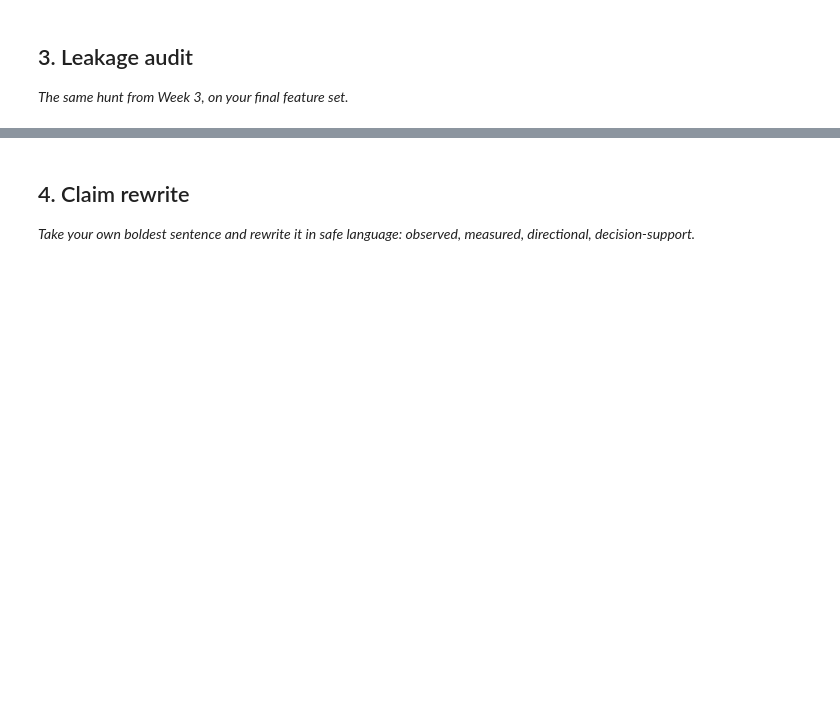
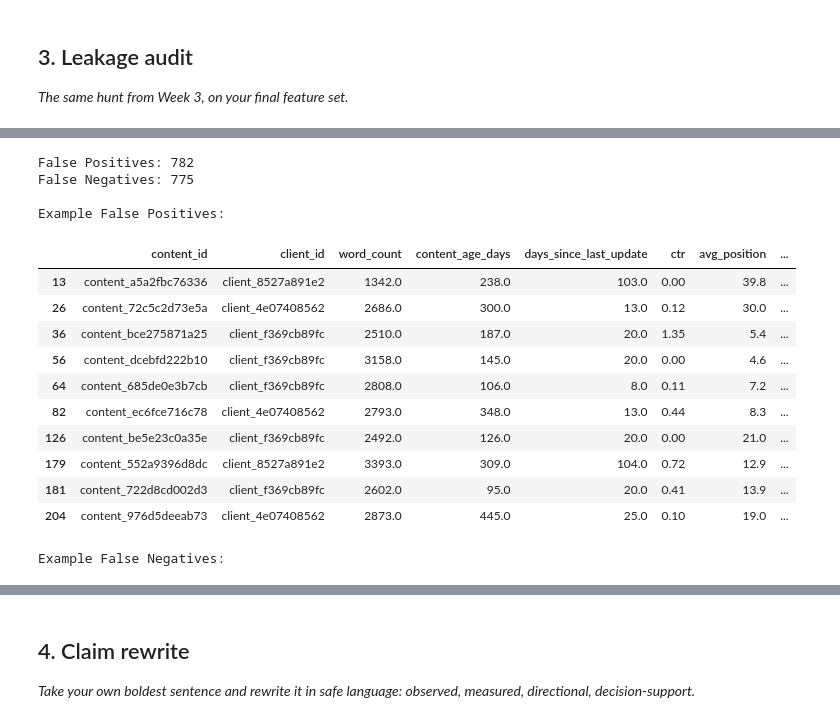
Before and after one commit to kavanaaykavna/1stmlassignment, a Jupyter notebook: work/notebooks/w06_validation_audit.ipynb, the cells around one changed output, grey strips where cells are left out. Cells and saved outputs as stored; diff of their text form; code cells hidden in the pictures; blank space fills up the shorter version.

```diff
--- a/work/notebooks/w06_validation_audit.ipynb
+++ b/work/notebooks/w06_validation_audit.ipynb
@@ -20,0 +294,70 @@ This skeleton is yours to fill. Work the sections **in order** — each one has
+# %%
+# Show actual false positives and false negatives
+test_results = df.iloc[test_idx].copy()
+
+test_results["actual"] = y_test.values
+test_results["predicted"] = y_pred
+
+false_positives = test_results[
+    (test_results["actual"] == 0) &
+    (test_results["predicted"] == 1)
+]
+
+false_negatives = test_results[
+    (test_results["actual"] == 1) &
+    (test_results["predicted"] == 0)
+]
+
+print("False Positives:", len(false_positives))
+print("False Negatives:", len(false_negatives))
+
+print("\nExample False Positives:")
+display(
+    false_positives[
+        [
+            "content_id",
+            "client_id",
+            "word_count",
+            "content_age_days",
+            "days_since_last_update",
+            "ctr",
+            "avg_position",
+            "actual",
+            "predicted"
+        ]
+    ].head(10)
+)
+
+print("\nExample False Negatives:")
+display(
+    false_negatives[
+        [
+            "content_id",
+            "client_id",
+            "word_count",
+            "content_age_days",
+            "days_since_last_update",
+            "ctr",
+            "avg_position",
+            "actual",
+            "predicted"
+        ]
+    ].head(10)
+)
+# %% [output]
+False Positives: 782
+False Negatives: 775
+
+Example False Positives:
+|  | content_id | client_id | word_count | content_age_days | days_since_last_update | ctr | avg_position | ... |
+| 13 | content_a5a2fbc76336 | client_8527a891e2 | 1342.0 | 238.0 | 103.0 | 0.00 | 39.8 | ... |
+| 26 | content_72c5c2d73e5a | client_4e07408562 | 2686.0 | 300.0 | 13.0 | 0.12 | 30.0 | ... |
+| 36 | content_bce275871a25 | client_f369cb89fc | 2510.0 | 187.0 | 20.0 | 1.35 | 5.4 | ... |
+| 56 | content_dcebfd222b10 | client_f369cb89fc | 3158.0 | 145.0 | 20.0 | 0.00 | 4.6 | ... |
+| 64 | content_685de0e3b7cb | client_f369cb89fc | 2808.0 | 106.0 | 8.0 | 0.11 | 7.2 | ... |
+| 82 | content_ec6fce716c78 | client_4e07408562 | 2793.0 | 348.0 | 13.0 | 0.44 | 8.3 | ... |
+| 126 | content_be5e23c0a35e | client_f369cb89fc | 2492.0 | 126.0 | 20.0 | 0.00 | 21.0 | ... |
+| 179 | content_552a9396d8dc | client_8527a891e2 | 3393.0 | 309.0 | 104.0 | 0.72 | 12.9 | ... |
+| 181 | content_722d8cd002d3 | client_f369cb89fc | 2602.0 | 95.0 | 20.0 | 0.41 | 13.9 | ... |
+| 204 | content_976d5deeab73 | client_4e07408562 | 2873.0 | 445.0 | 25.0 | 0.10 | 19.0 | ... |
+Example False Negatives:
```
Also changed, not shown: parts of 13 cells of this notebook.
